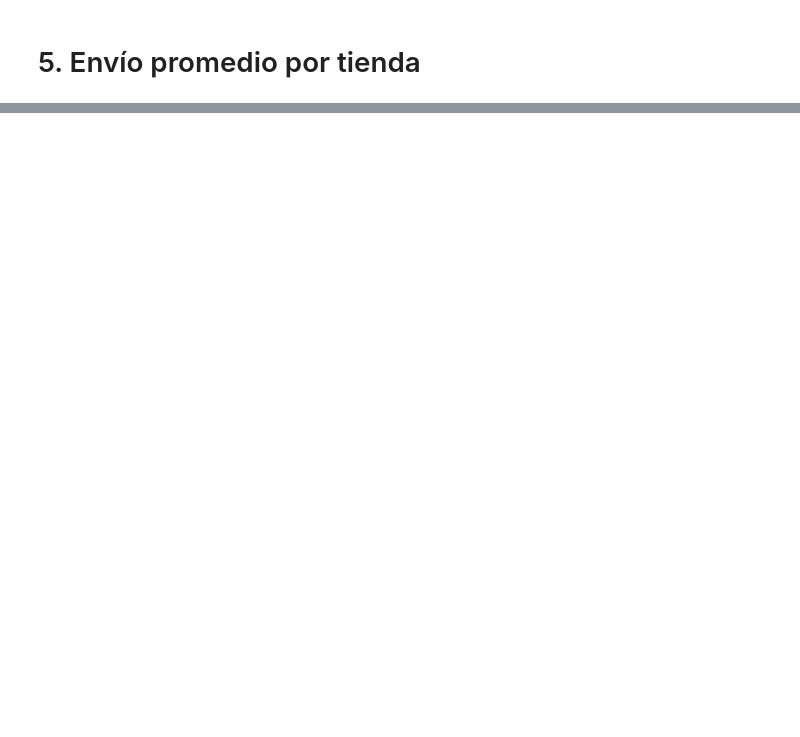
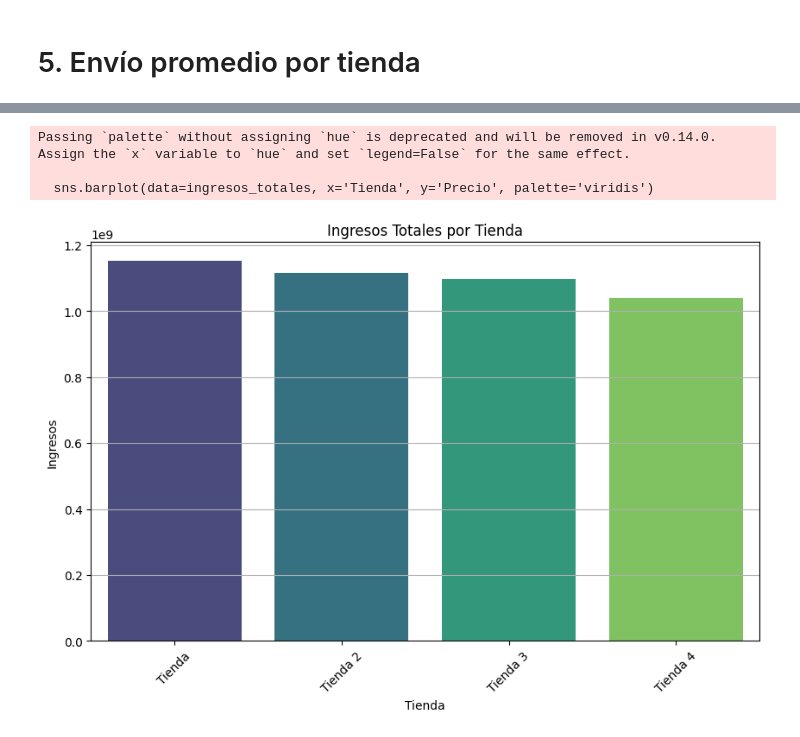
Before and after one commit to dianasol77/challengue_alura_store_DianaLanda, a Jupyter notebook: AluraStoreLatam.ipynb, the cells around one changed output, grey strips where cells are left out. Drawn from its saved outputs; the diff is of its cells as text; code cells hidden in the pictures; blank space fills up the shorter version.

```diff
--- a/AluraStoreLatam.ipynb
+++ b/AluraStoreLatam.ipynb
@@ -111,0 +233,26 @@ Libros                     9321300.0
+# %%
+# Agregar una columna para identificar la tienda
+tienda['Tienda'] = 'Tienda'
+tienda2['Tienda'] = 'Tienda 2'
+tienda3['Tienda'] = 'Tienda 3'
+tienda4['Tienda'] = 'Tienda 4'
+
+# Concatenar todos los DataFrames
+datos_tiendas = pd.concat([tienda, tienda2, tienda3, tienda4], ignore_index=True)
+
+# Gráfico 1: Ingresos Totales por Tienda
+ingresos_totales = datos_tiendas.groupby('Tienda')['Precio'].sum().reset_index()
+# %%
+plt.figure(figsize=(10, 6))
+sns.barplot(data=ingresos_totales, x='Tienda', y='Precio', palette='viridis')
+plt.title('Ingresos Totales por Tienda')
+plt.xlabel('Tienda')
+plt.ylabel('Ingresos')
+plt.xticks(rotation=45)
+plt.grid(axis='y')
+plt.show()
+# %% [output]
+Passing `palette` without assigning `hue` is deprecated and will be removed in v0.14.0. Assign the `x` variable to `hue` and set `legend=False` for the same effect.
+
+  sns.barplot(data=ingresos_totales, x='Tienda', y='Precio', palette='viridis')
+[figure, added]
```
Also changed, not shown: parts of 11 cells of this notebook.
